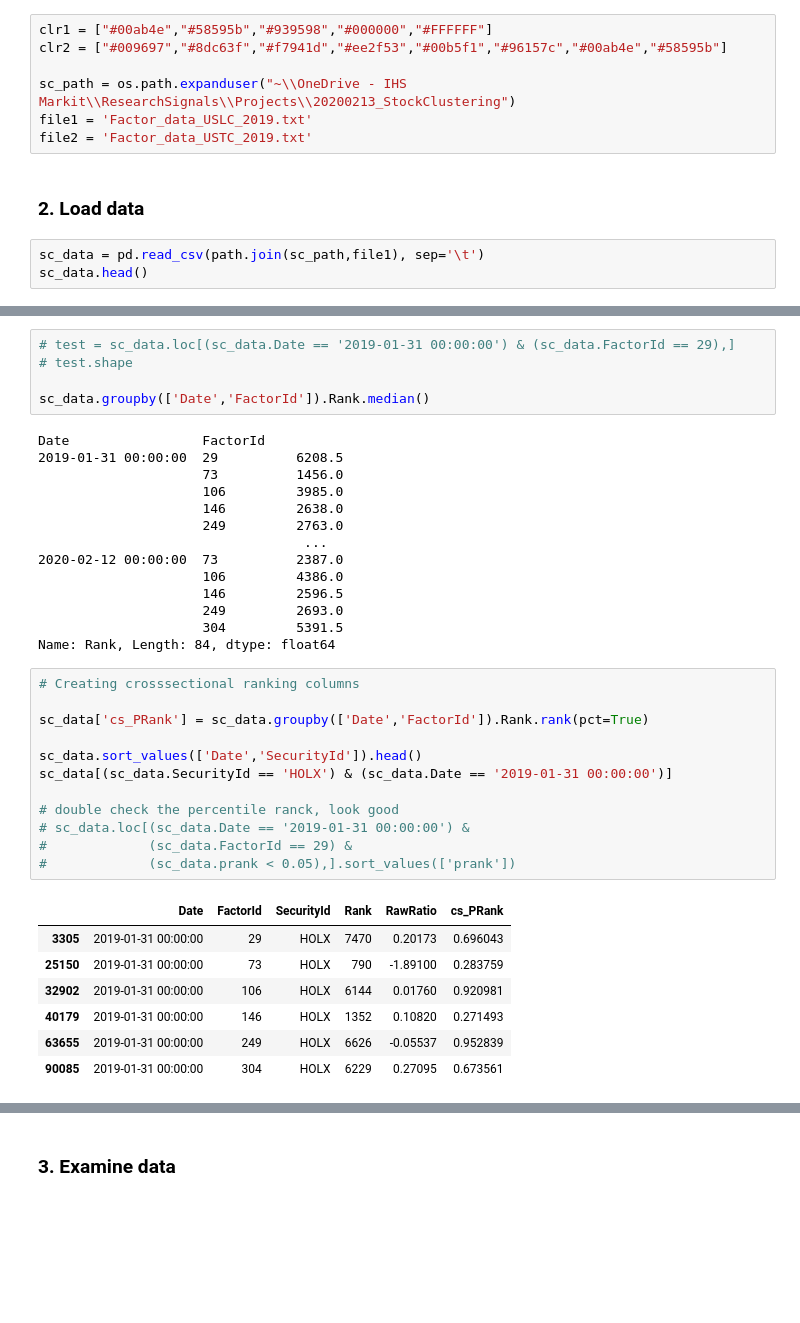
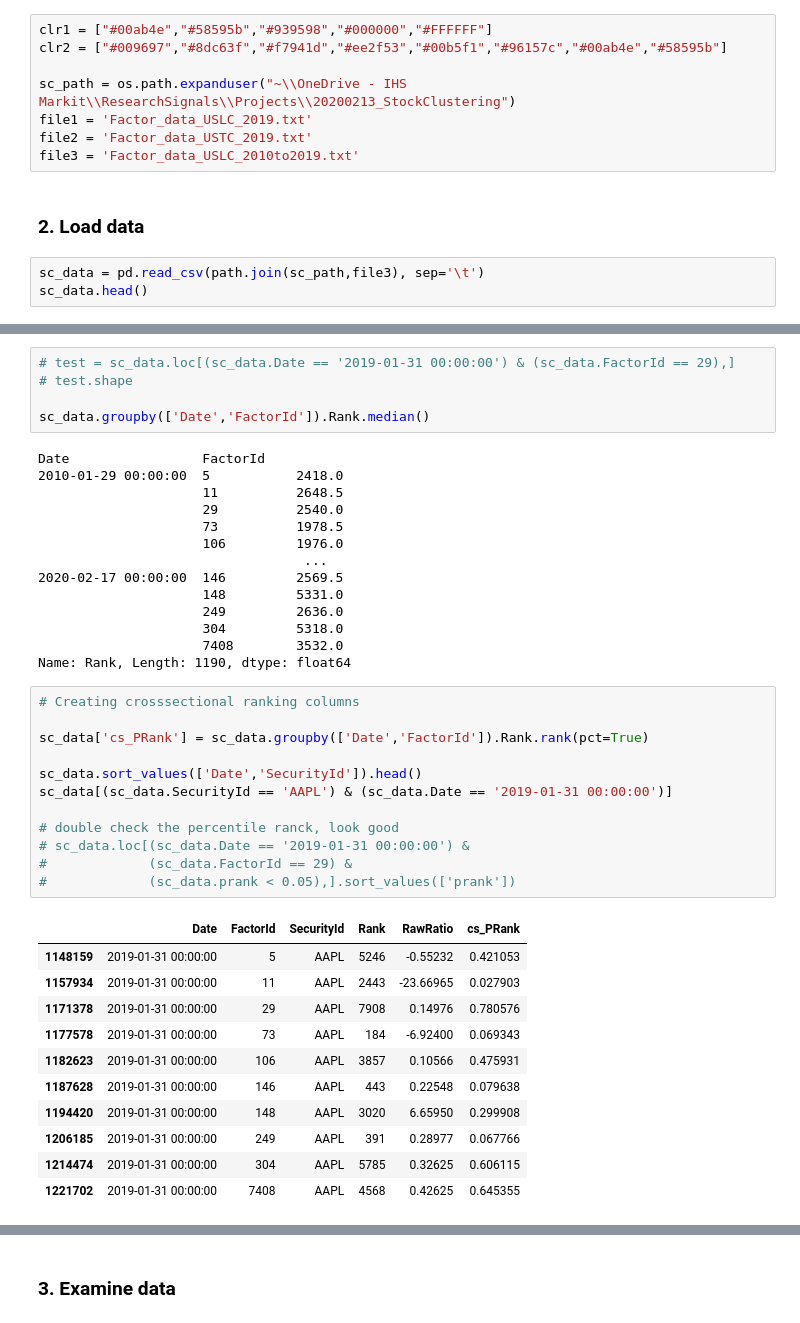
Before and after one commit to taovalue/Stock-Clustering, a Jupyter notebook: Stock Clustering.ipynb, the cells around one changed output, grey strips where cells are left out. Cells and saved outputs as stored; diff of their text form; blank space fills up the shorter version.

Commit message:
going back for more history (2010 to date)

```diff
--- a/Stock Clustering.ipynb
+++ b/Stock Clustering.ipynb
@@ -23,10 +33,11 @@ clr2 = ["#009697","#8dc63f","#f7941d","#ee2f53","#00b5f1","#96157c","#00ab4e","#
 sc_path = os.path.expanduser("~\\OneDrive - IHS Markit\\ResearchSignals\\Projects\\20200213_StockClustering")
 file1 = 'Factor_data_USLC_2019.txt'
 file2 = 'Factor_data_USTC_2019.txt'
+file3 = 'Factor_data_USLC_2010to2019.txt'
 # %% [markdown]
 ### 2. Load data
 # %%
-sc_data = pd.read_csv(path.join(sc_path,file1), sep='\t')
+sc_data = pd.read_csv(path.join(sc_path,file3), sep='\t')
 sc_data.head()
 # %% [output]
 |  | Date | FactorId | SecurityId | Rank | RawRatio |
@@ -53,38 +80,42 @@ Factor & ID mapping
 sc_data.groupby(['Date','FactorId']).Rank.median()
 # %% [output]
 Date                 FactorId
-2019-01-31 00:00:00  29          6208.5
-                     73          1456.0
-                     106         3985.0
-                     146         2638.0
-                     249         2763.0
+2010-01-29 00:00:00  5           2418.0
+                     11          2648.5
+                     29          2540.0
+                     73          1978.5
+                     106         1976.0
                                   ...
-2020-02-12 00:00:00  73          2387.0
-                     106         4386.0
-                     146         2596.5
-                     249         2693.0
-                     304         5391.5
-Name: Rank, Length: 84, dtype: float64
+2020-02-17 00:00:00  146         2569.5
+                     148         5331.0
+                     249         2636.0
+                     304         5318.0
+                     7408        3532.0
+Name: Rank, Length: 1190, dtype: float64
 # %%
 # Creating crosssectional ranking columns
 
 sc_data['cs_PRank'] = sc_data.groupby(['Date','FactorId']).Rank.rank(pct=True)
 
 sc_data.sort_values(['Date','SecurityId']).head()
-sc_data[(sc_data.SecurityId == 'HOLX') & (sc_data.Date == '2019-01-31 00:00:00')]
+sc_data[(sc_data.SecurityId == 'AAPL') & (sc_data.Date == '2019-01-31 00:00:00')]
 
 # double check the percentile ranck, look good
 # sc_data.loc[(sc_data.Date == '2019-01-31 00:00:00') &
 #             (sc_data.FactorId == 29) &
 #             (sc_data.prank < 0.05),].sort_values(['prank'])
 # %% [output]
 |  | Date | FactorId | SecurityId | Rank | RawRatio | cs_PRank |
-| 3305 | 2019-01-31 00:00:00 | 29 | HOLX | 7470 | 0.20173 | 0.696043 |
-| 25150 | 2019-01-31 00:00:00 | 73 | HOLX | 790 | -1.89100 | 0.283759 |
-| 32902 | 2019-01-31 00:00:00 | 106 | HOLX | 6144 | 0.01760 | 0.920981 |
-| 40179 | 2019-01-31 00:00:00 | 146 | HOLX | 1352 | 0.10820 | 0.271493 |
-| 63655 | 2019-01-31 00:00:00 | 249 | HOLX | 6626 | -0.05537 | 0.952839 |
-| 90085 | 2019-01-31 00:00:00 | 304 | HOLX | 6229 | 0.27095 | 0.673561 |
+| 1148159 | 2019-01-31 00:00:00 | 5 | AAPL | 5246 | -0.55232 | 0.421053 |
+| 1157934 | 2019-01-31 00:00:00 | 11 | AAPL | 2443 | -23.66965 | 0.027903 |
+| 1171378 | 2019-01-31 00:00:00 | 29 | AAPL | 7908 | 0.14976 | 0.780576 |
+| 1177578 | 2019-01-31 00:00:00 | 73 | AAPL | 184 | -6.92400 | 0.069343 |
+| 1182623 | 2019-01-31 00:00:00 | 106 | AAPL | 3857 | 0.10566 | 0.475931 |
+| 1187628 | 2019-01-31 00:00:00 | 146 | AAPL | 443 | 0.22548 | 0.079638 |
+| 1194420 | 2019-01-31 00:00:00 | 148 | AAPL | 3020 | 6.65950 | 0.299908 |
+| 1206185 | 2019-01-31 00:00:00 | 249 | AAPL | 391 | 0.28977 | 0.067766 |
+| 1214474 | 2019-01-31 00:00:00 | 304 | AAPL | 5785 | 0.32625 | 0.606115 |
+| 1221702 | 2019-01-31 00:00:00 | 7408 | AAPL | 4568 | 0.42625 | 0.645355 |
 # %%
 test = sc_data[sc_data.FactorId == 29].RawRatio
 test.shape
```
Also changed, not shown: parts of 16 cells of this notebook, 2 other files.
